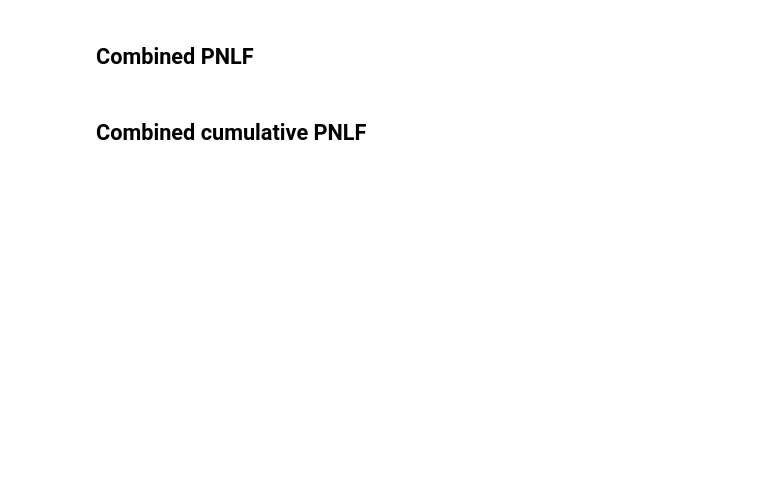
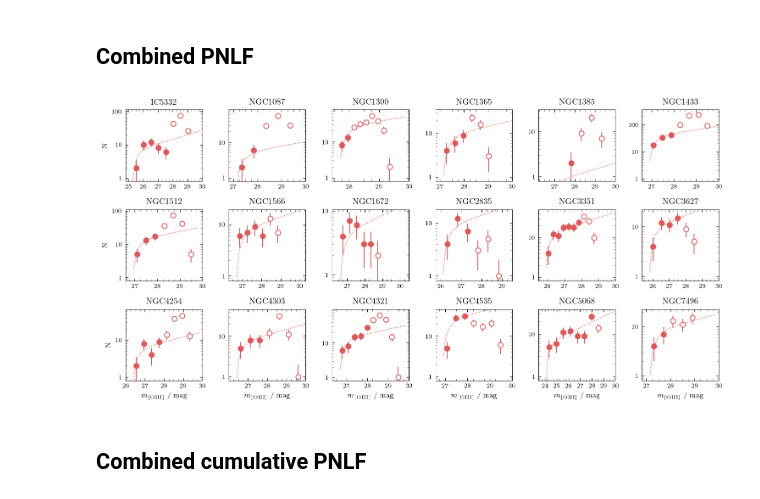
Before and after one commit to fschmnn/pnlf, a Jupyter notebook: notebooks/Project1 PNLF postproduction.ipynb, the cells around one changed output. Drawn from its saved outputs; the diff is of its cells as text; code cells hidden in the pictures; blank space fills up the shorter version.

```diff
--- a/notebooks/Project1 PNLF postproduction.ipynb
+++ b/notebooks/Project1 PNLF postproduction.ipynb
@@ -189,0 +210,8 @@ print(tbl_out)
+# %%
+tbl_out = ''
+results.sort('name')
+for row in results:
+    print(f'\\setvalue{{mag/{row["name"]} =\\SI{{\\uncertainty{{{row["(m-M)"]:.2f}}}{{{row["err+(m-M)"]:.2f}}}{{{row["err-(m-M)"]:.2f}}}}}{{\\mag}}}}')
+print(' ')
+for row in results:
+    print(f'\\setvalue{{Mpc/{row["name"]} =\\SI{{\\uncertainty{{{row["dis_Mpc"]:.2f}}}{{{row["dis_Mpc_plus"]:.2f}}}{{{row["dis_Mpc_minus"]:.2f}}}}}{{\\mega\\parsec}}}}')
@@ -215,17 +261,18 @@ PHANGS_sample = ['IC5332','NGC1087','NGC1300','NGC1365','NGC1385','NGC1433', 'NG
 # %%
 from pnlf.plot.pnlf import _plot_pnlf
 
-names = PHANGS_sample[:12]
-nrows = 4
-ncols = 3
-filename = basedir / 'reports' / f'all_objects1_PNLF'
+names = PHANGS_sample
+nrows = 3
+ncols = 6
+filename = basedir / 'reports' / f'all_objects1_PNLF_pres'
 
 #----------------------------------------------
 # DO NOT MODIFY BELOW
 #----------------------------------------------
 if nrows*ncols<len(names):
     raise ValueError('not enough subplots for selected objects')
-fig, axes = plt.subplots(nrows=nrows,ncols=ncols,figsize=(two_column,two_column/ncols*nrows))
+width = two_column*1.5
+fig, axes = plt.subplots(nrows=nrows,ncols=ncols,figsize=(width,width/ncols*nrows))
 axes_iter = iter(axes.flatten())
 Mmax = -4.47
 
@@ -254,33 +301,35 @@ for name in names:
 
     # pre-process the data for the plot and read additional parameters
     data = catalogue[(catalogue['type']=='PN') & (~catalogue['exclude'])]['mOIII']
     mu = results.loc[name]['(m-M)']
     completeness = parameters[name]['completeness_limit']
     cut = parameters[name].get('cut',0)
     if cut>0:
         print(f'warning: using cut={cut} for {name}')
     data = data[data>cut]
     binsize = parameters[name]['binsize']
     mlow = Mmax+mu
     mhigh = 30
 
     ax=_plot_pnlf(data,mu,completeness,binsize=binsize,ax=ax)
     #ax.set_xlim([mu-5,completeness+0.5])
     # add labels to the axis
     if i==nrows-1:
         ax.set_xlabel(r'$m_{[\mathrm{OIII}]}$ / mag')
     if j==0:
         ax.set_ylabel(r'N')
     ax.set_title(name)
 
 h,l = fig.axes[0].get_legend_handles_labels()
 #fig.legend(h, l, bbox_to_anchor=(0., 1.01, 1., .051),loc = 'upper center',ncol=2)
 
 plt.tight_layout()
 plt.savefig(filename.with_suffix('.pdf'),bbox_inches='tight')
 plt.savefig(filename.with_suffix('.png'),bbox_inches='tight',dpi=600)
 
 plt.show()
+# %% [output]
+[figure, added]
 # %% [markdown]
 ## Combined cumulative PNLF
 # %%
```
Also changed, not shown: parts of 7 cells of this notebook, 15 other files.
